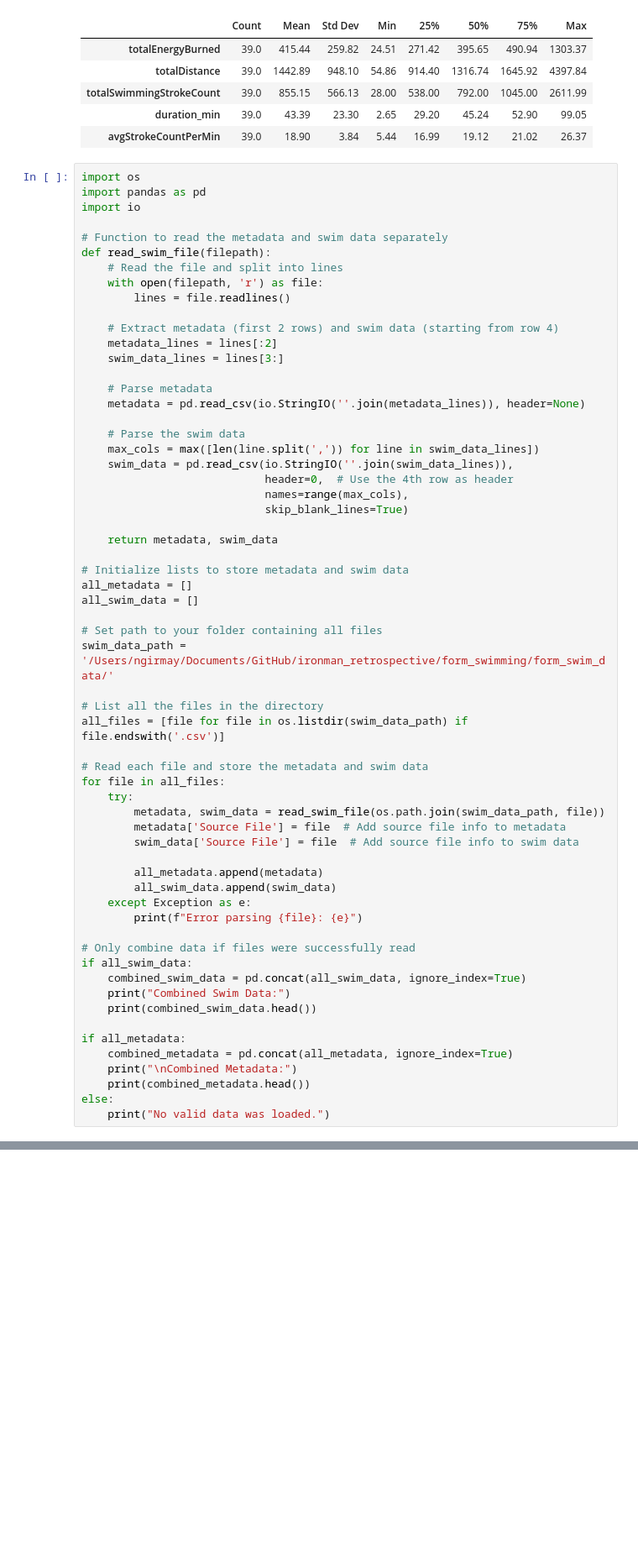
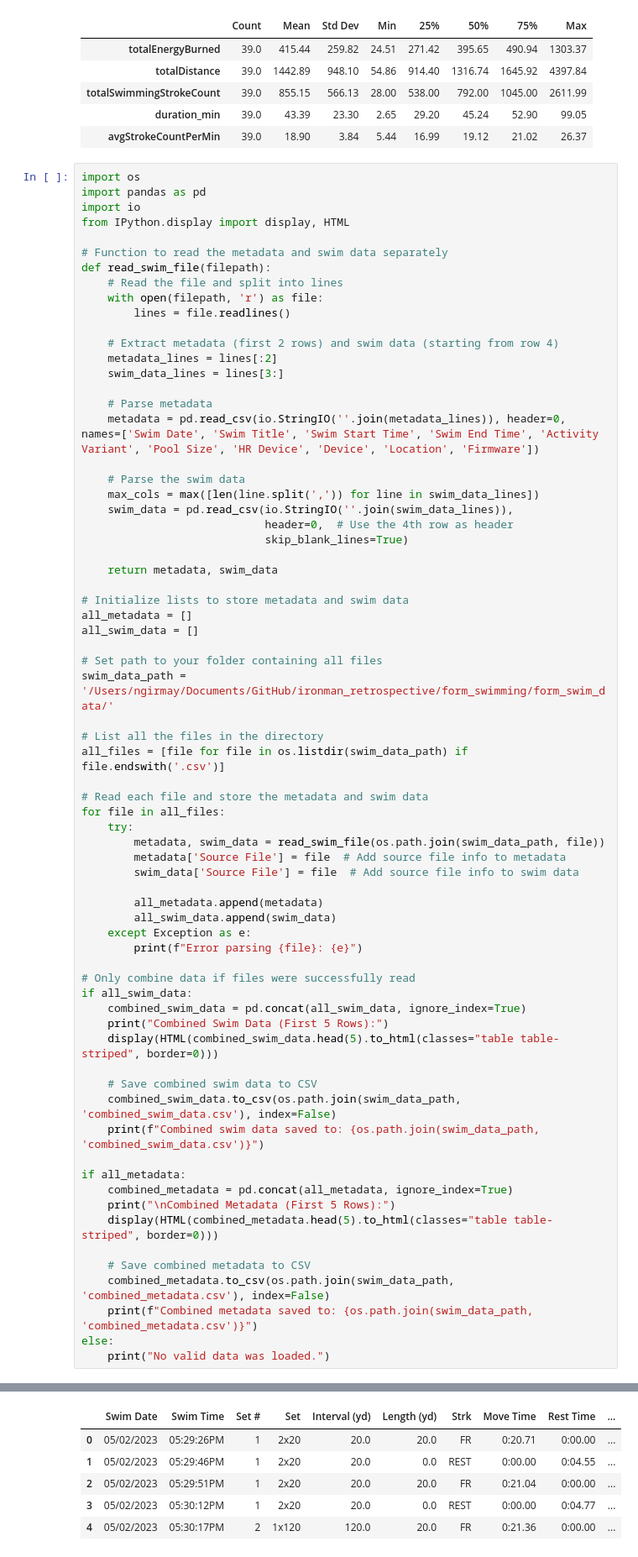
Before and after one commit to ngirmay/IronMan_2023, a Jupyter notebook: swim/swim_analysis.ipynb, the cells around one changed output, grey strips where cells are left out. Shown at 84% size. Cells and saved outputs as stored; diff of their text form; blank space fills up the shorter version.

Commit message:
large swim update

```diff
--- a/swim/swim_analysis.ipynb
+++ b/swim/swim_analysis.ipynb
@@ -126,6 +126,7 @@ Summary Statistics
 import os
 import pandas as pd
 import io
+from IPython.display import display, HTML
 
 # Function to read the metadata and swim data separately
 def read_swim_file(filepath):
@@ -138,13 +139,12 @@ def read_swim_file(filepath):
     swim_data_lines = lines[3:]
 
     # Parse metadata
-    metadata = pd.read_csv(io.StringIO(''.join(metadata_lines)), header=None)
+    metadata = pd.read_csv(io.StringIO(''.join(metadata_lines)), header=0, names=['Swim Date', 'Swim Title', 'Swim Start Time', 'Swim End Time', 'Activity Variant', 'Pool Size', 'HR Device', 'Device', 'Location', 'Firmware'])
 
     # Parse the swim data
     max_cols = max([len(line.split(',')) for line in swim_data_lines])
     swim_data = pd.read_csv(io.StringIO(''.join(swim_data_lines)),
                             header=0,  # Use the 4th row as header
-                            names=range(max_cols),
                             skip_blank_lines=True)
 
     return metadata, swim_data
@@ -174,13 +174,21 @@ for file in all_files:
 # Only combine data if files were successfully read
 if all_swim_data:
     combined_swim_data = pd.concat(all_swim_data, ignore_index=True)
-    print("Combined Swim Data:")
-    print(combined_swim_data.head())
+    print("Combined Swim Data (First 5 Rows):")
+    display(HTML(combined_swim_data.head(5).to_html(classes="table table-striped", border=0)))
+
+    # Save combined swim data to CSV
+    combined_swim_data.to_csv(os.path.join(swim_data_path, 'combined_swim_data.csv'), index=False)
+    print(f"Combined swim data saved to: {os.path.join(swim_data_path, 'combined_swim_data.csv')}")
 
 if all_metadata:
     combined_metadata = pd.concat(all_metadata, ignore_index=True)
-    print("\nCombined Metadata:")
-    print(combined_metadata.head())
+    print("\nCombined Metadata (First 5 Rows):")
+    display(HTML(combined_metadata.head(5).to_html(classes="table table-striped", border=0)))
+
+    # Save combined metadata to CSV
+    combined_metadata.to_csv(os.path.join(swim_data_path, 'combined_metadata.csv'), index=False)
+    print(f"Combined metadata saved to: {os.path.join(swim_data_path, 'combined_metadata.csv')}")
 else:
     print("No valid data was loaded.")
 # %% [output]
@@ -203,0 +196,6 @@ Combined Swim Data:
+|  | Swim Date | Swim Time | Set # | Set | Interval (yd) | Length (yd) | Strk | Move Time | Rest Time | ... |
+| 0 | 05/02/2023 | 05:29:26PM | 1 | 2x20 | 20.0 | 20.0 | FR | 0:20.71 | 0:00.00 | ... |
+| 1 | 05/02/2023 | 05:29:46PM | 1 | 2x20 | 20.0 | 0.0 | REST | 0:00.00 | 0:04.55 | ... |
+| 2 | 05/02/2023 | 05:29:51PM | 1 | 2x20 | 20.0 | 20.0 | FR | 0:21.04 | 0:00.00 | ... |
+| 3 | 05/02/2023 | 05:30:12PM | 1 | 2x20 | 20.0 | 0.0 | REST | 0:00.00 | 0:04.77 | ... |
+| 4 | 05/02/2023 | 05:30:17PM | 2 | 1x120 | 120.0 | 20.0 | FR | 0:21.36 | 0:00.00 | ... |
```
Also changed, not shown: parts of 7 cells of this notebook, 7 other files.
